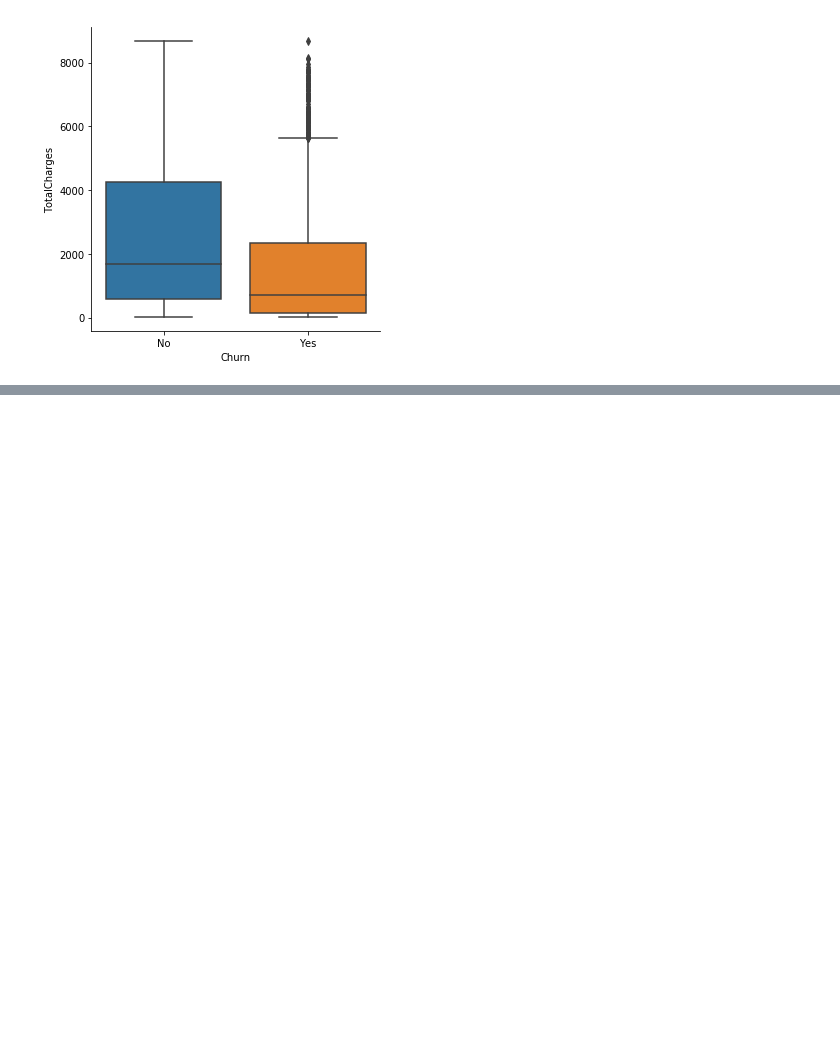
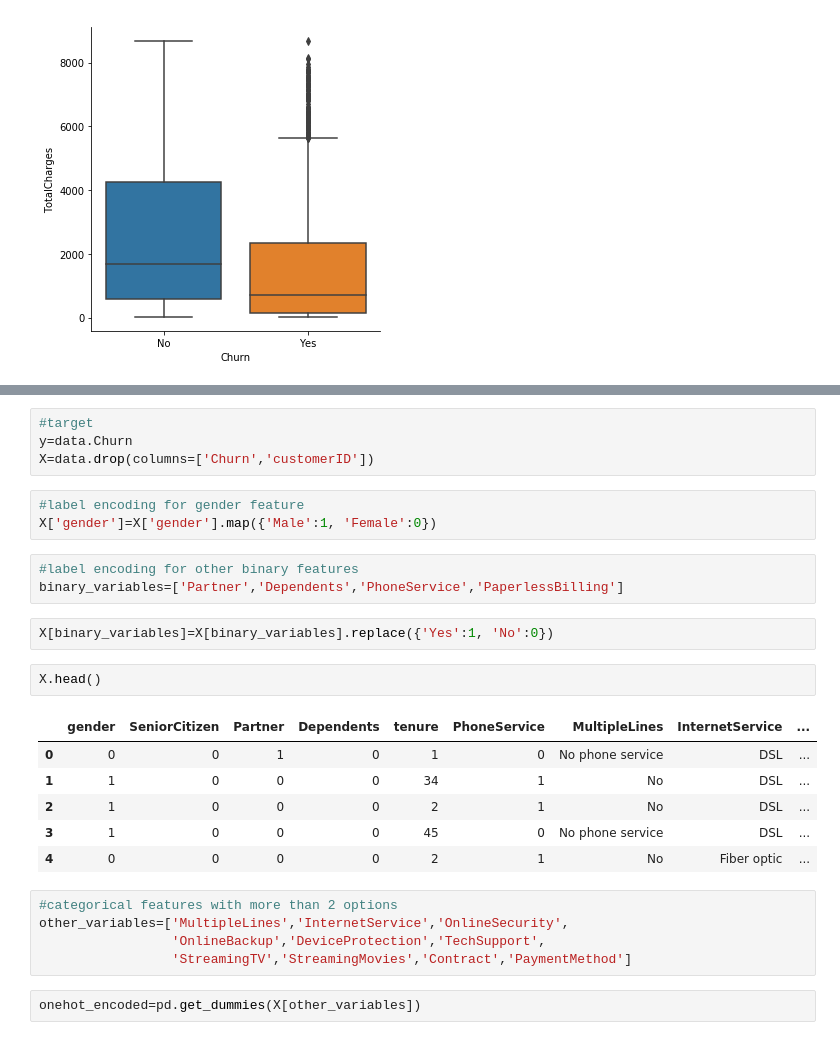
Before and after one commit to soribadiaby/Churn-prediction, a Jupyter notebook: Telco-customer-churn.ipynb, the cells around one changed output, grey strips where cells are left out. Drawn from its saved outputs; the diff is of its cells as text; blank space fills up the shorter version.

```diff
--- a/Telco-customer-churn.ipynb
+++ b/Telco-customer-churn.ipynb
@@ -357,0 +388,28 @@ sns.catplot(x='Churn',y='TotalCharges',kind='box',data=data)
+# %%
+#target
+y=data.Churn
+X=data.drop(columns=['Churn','customerID'])
+# %%
+#label encoding for gender feature
+X['gender']=X['gender'].map({'Male':1, 'Female':0})
+# %%
+#label encoding for other binary features
+binary_variables=['Partner','Dependents','PhoneService','PaperlessBilling']
+# %%
+X[binary_variables]=X[binary_variables].replace({'Yes':1, 'No':0})
+# %%
+X.head()
+# %% [output]
+|  | gender | SeniorCitizen | Partner | Dependents | tenure | PhoneService | MultipleLines | InternetService | ... |
+| 0 | 0 | 0 | 1 | 0 | 1 | 0 | No phone service | DSL | ... |
+| 1 | 1 | 0 | 0 | 0 | 34 | 1 | No | DSL | ... |
+| 2 | 1 | 0 | 0 | 0 | 2 | 1 | No | DSL | ... |
+| 3 | 1 | 0 | 0 | 0 | 45 | 0 | No phone service | DSL | ... |
+| 4 | 0 | 0 | 0 | 0 | 2 | 1 | No | Fiber optic | ... |
+# %%
+#categorical features with more than 2 options
+other_variables=['MultipleLines','InternetService','OnlineSecurity',
+                 'OnlineBackup','DeviceProtection','TechSupport',
+                 'StreamingTV','StreamingMovies','Contract','PaymentMethod']
+# %%
+onehot_encoded=pd.get_dummies(X[other_variables])
```
Also changed, not shown: parts of 22 cells of this notebook, 1 other file.
